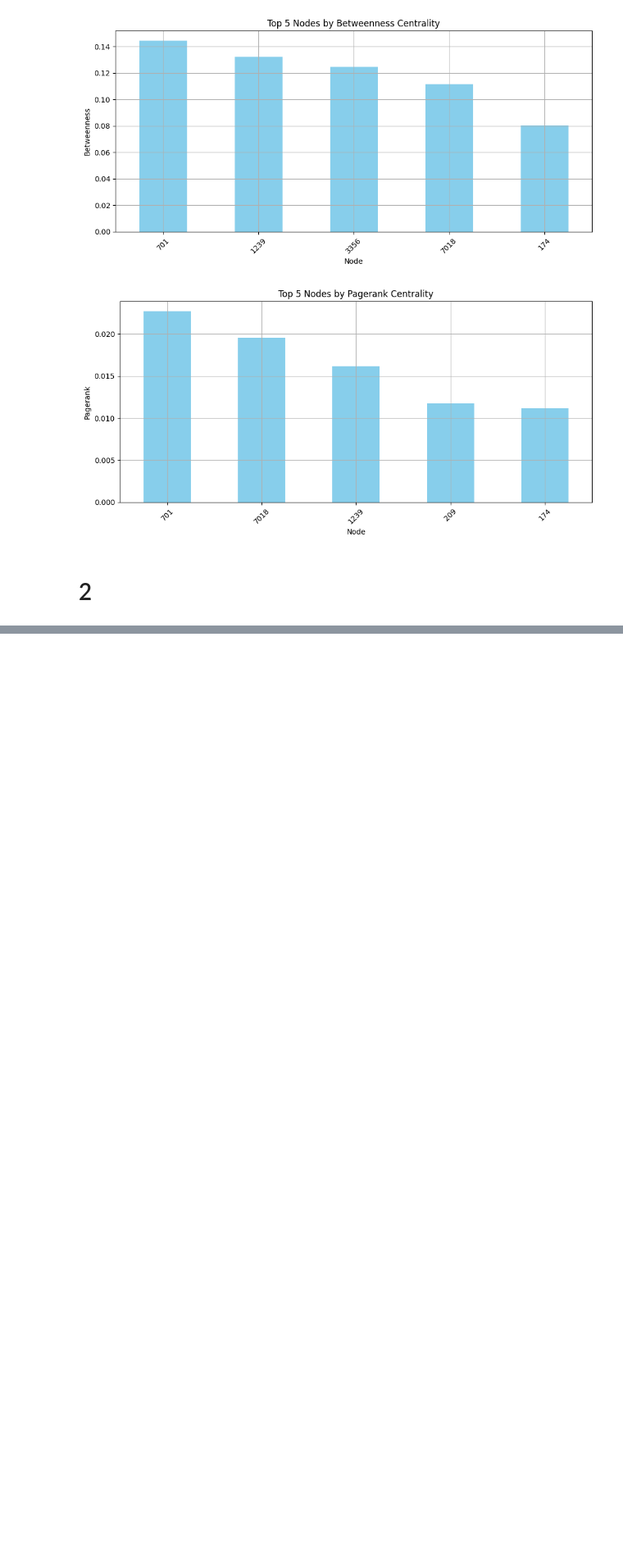
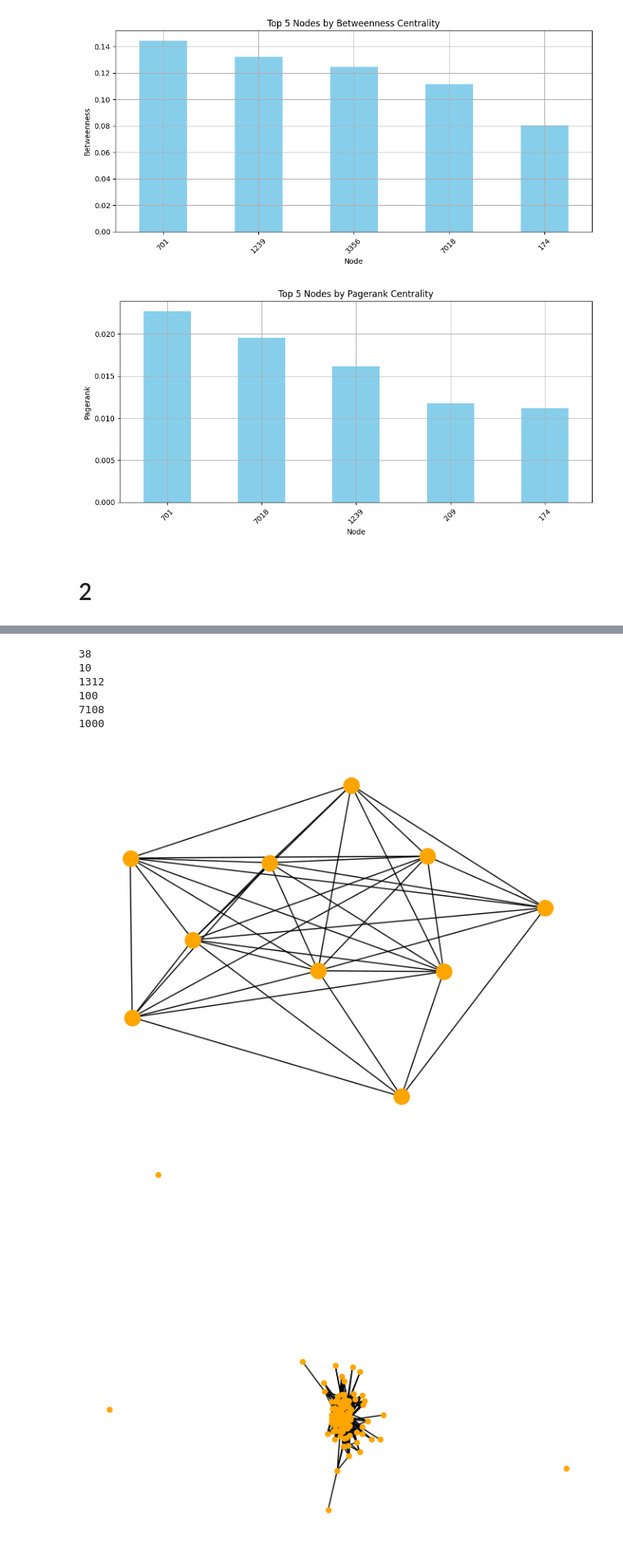
Before and after one commit to pxsa/complex-network-HW, a Jupyter notebook: internet.ipynb, the cells around one changed output, grey strips where cells are left out. Shown at 82% size. Cells and saved outputs as stored; diff of their text form; code cells hidden in the pictures; blank space fills up the shorter version.

```diff
--- a/internet.ipynb
+++ b/internet.ipynb
@@ -144,0 +181,8 @@ import community
+# %%
+# Function to extract skeleton subgraph
+def extract_skeleton(df, G, top_n, method_name='pagerank'):
+    top_nodes = df.sort_values(by=method_name, ascending=False).head(top_n).index.tolist()
+    skeleton = G.subgraph(top_nodes).copy()
+    # nx.write_gml(skeleton, f"skeleton_{top_n}.gml")
+    print(f"Skeleton with top {top_n} nodes saved as: skeleton_{top_n}.gml")
+    return skeleton
@@ -144,0 +198,20 @@ import community
+# %%
+def plot_skeleton(graph, node_size=20):
+    print(graph.number_of_edges())
+    print(graph.number_of_nodes())
+    nx.draw(graph, with_labels=False,node_size=node_size, node_color='orange')
+# %%
+plot_skeleton(skeleton_10, node_size=200)
+plt.figure()
+plot_skeleton(skeleton_100)
+plt.figure()
+plot_skeleton(skeleton_1000)
+# %% [output]
+38
+10
+1312
+100
+7108
+1000
+[figure, added]
+[figure, added]
```
Also changed, not shown: parts of 7 cells of this notebook.
